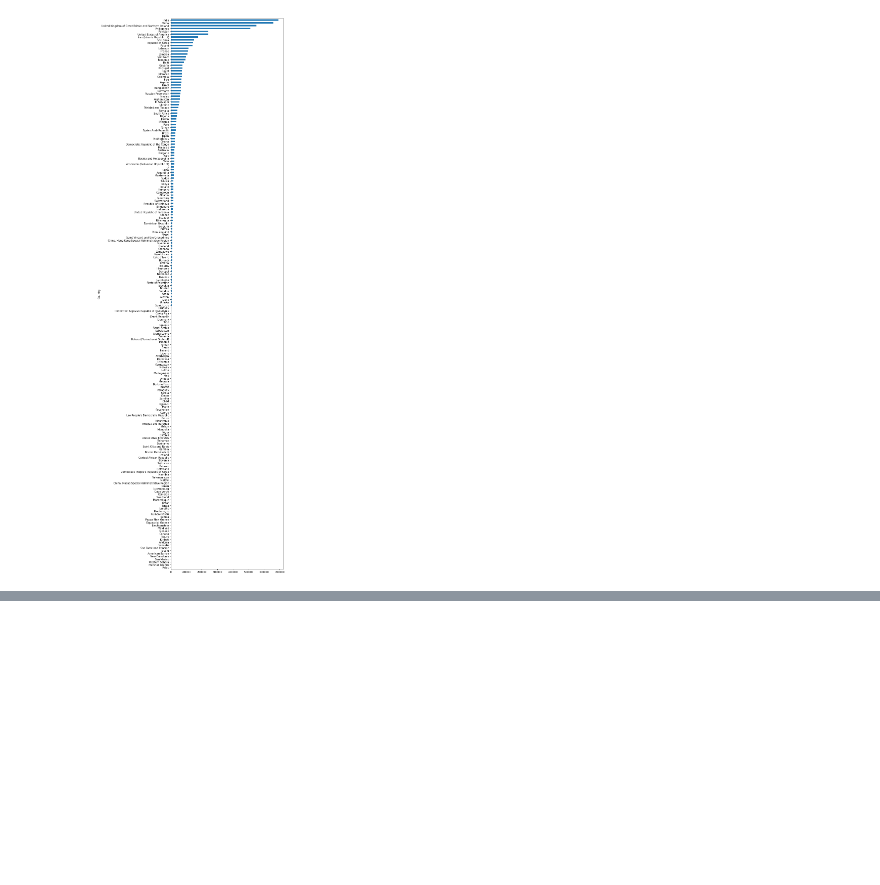
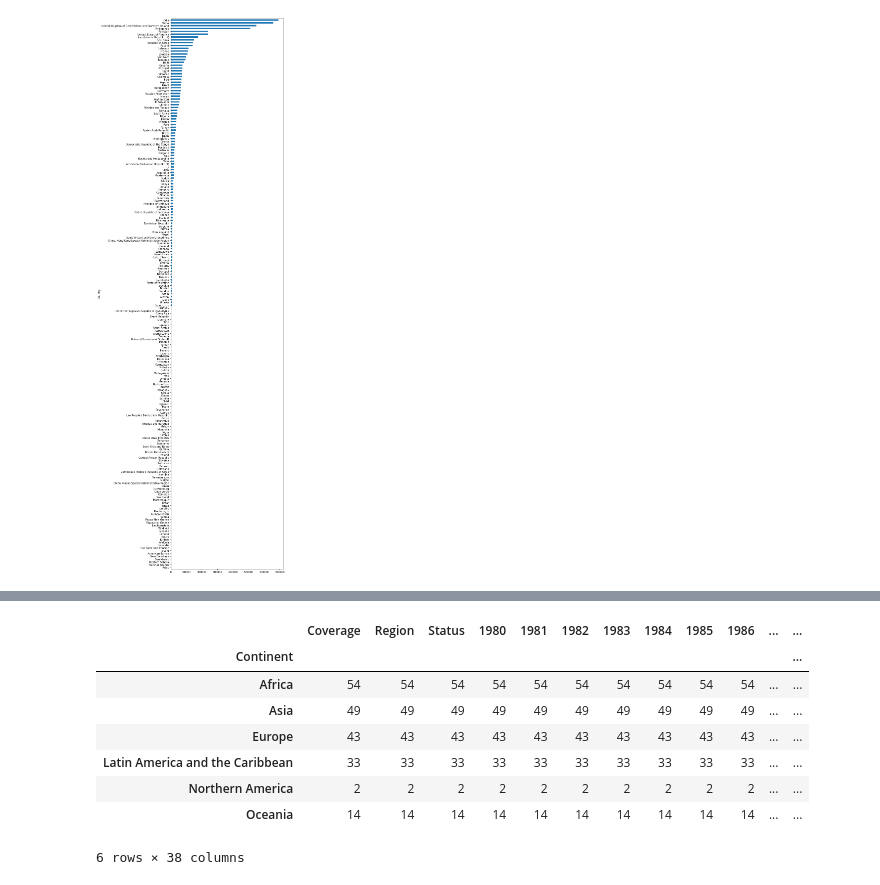
Before and after one commit to VarunDixit73/mydp, a Jupyter notebook: data_analysis/analytics.ipynb, the cells around one changed output, grey strips where cells are left out. Drawn from its saved outputs; the diff is of its cells as text; code cells hidden in the pictures; blank space fills up the shorter version.

Commit message:
Data Analytics

```diff
--- a/data_analysis/analytics.ipynb
+++ b/data_analysis/analytics.ipynb
@@ -350,0 +372,12 @@ plt.show()
+# %%
+data.groupby('Continent').count()
+# %% [output]
+|  | Coverage | Region | Status | 1980 | 1981 | 1982 | 1983 | 1984 | 1985 | 1986 | ... | ... |
+| Continent |  |  |  |  |  |  |  |  |  |  |  | ... |
+| Africa | 54 | 54 | 54 | 54 | 54 | 54 | 54 | 54 | 54 | 54 | ... | ... |
+| Asia | 49 | 49 | 49 | 49 | 49 | 49 | 49 | 49 | 49 | 49 | ... | ... |
+| Europe | 43 | 43 | 43 | 43 | 43 | 43 | 43 | 43 | 43 | 43 | ... | ... |
+| Latin America and the Caribbean | 33 | 33 | 33 | 33 | 33 | 33 | 33 | 33 | 33 | 33 | ... | ... |
+| Northern America | 2 | 2 | 2 | 2 | 2 | 2 | 2 | 2 | 2 | 2 | ... | ... |
+| Oceania | 14 | 14 | 14 | 14 | 14 | 14 | 14 | 14 | 14 | 14 | ... | ... |
+6 rows × 38 columns
```
Also changed, not shown: parts of 12 cells of this notebook.
